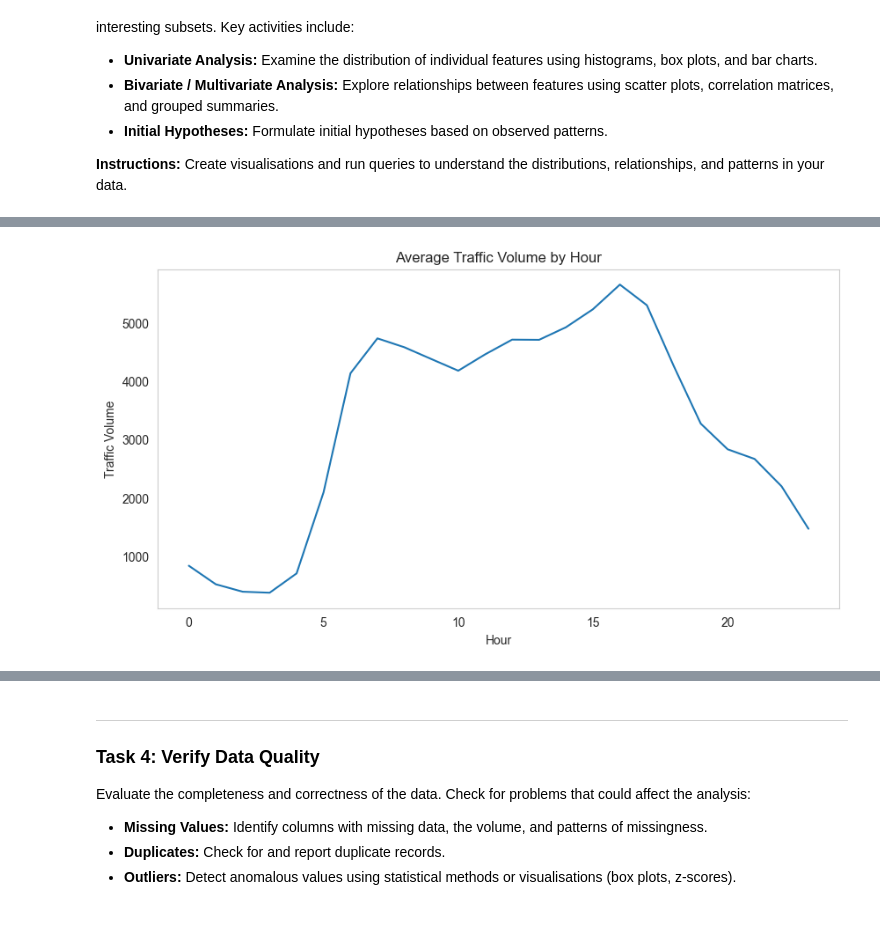
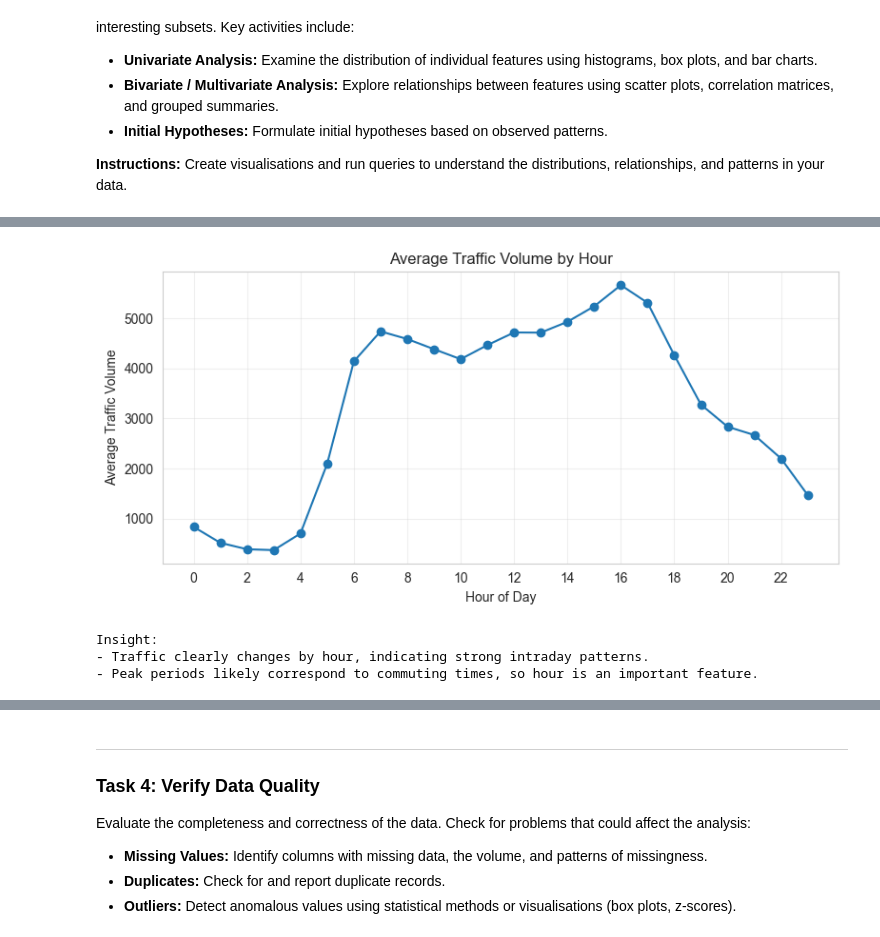
Before and after one commit to zeinaabouelmagdd/traffic-volume-forecasting-project, a Jupyter notebook: notebooks/Phase_2_Data_Understanding.ipynb, the cells around one changed output, grey strips where cells are left out. Cells and saved outputs as stored; diff of their text form; code cells hidden in the pictures.

Commit message:
Phase 2-4 improvements: added insights, fixed preprocessing, corrected datetime handling, improved model evaluation and tuning

```diff
--- a/notebooks/Phase_2_Data_Understanding.ipynb
+++ b/notebooks/Phase_2_Data_Understanding.ipynb
@@ -186,13 +261,22 @@ df["month"] = df["date_time"].dt.month
 # %%
 # Traffic by hour
-hourly = df.groupby("hour")["traffic_volume"].mean()
+hourly = df.groupby("hour")["traffic_volume"].mean().sort_index()
 
-plt.figure(figsize=(10,5))
-hourly.plot()
+plt.figure(figsize=(8, 4))
+plt.plot(hourly.index, hourly.values, marker="o")
 plt.title("Average Traffic Volume by Hour")
-plt.xlabel("Hour")
-plt.ylabel("Traffic Volume")
-plt.grid()
+plt.xlabel("Hour of Day")
+plt.ylabel("Average Traffic Volume")
+plt.xticks(range(0, 24, 2))
+plt.grid(alpha=0.3)
+plt.tight_layout()
 plt.show()
+
+print("Insight:")
+print("- Traffic clearly changes by hour, indicating strong intraday patterns.")
+print("- Peak periods likely correspond to commuting times, so hour is an important feature.")
 # %% [output]
-[figure, old version]
+[figure, new version]
+Insight:
+- Traffic clearly changes by hour, indicating strong intraday patterns.
+- Peak periods likely correspond to commuting times, so hour is an important feature.
```
Also changed, not shown: parts of 29 cells of this notebook, 2 other files.
